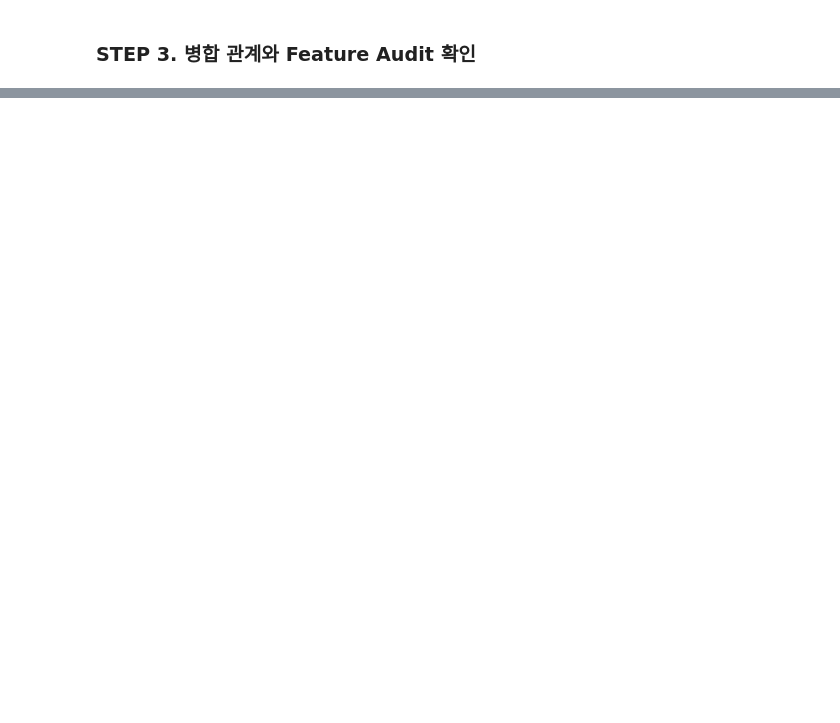
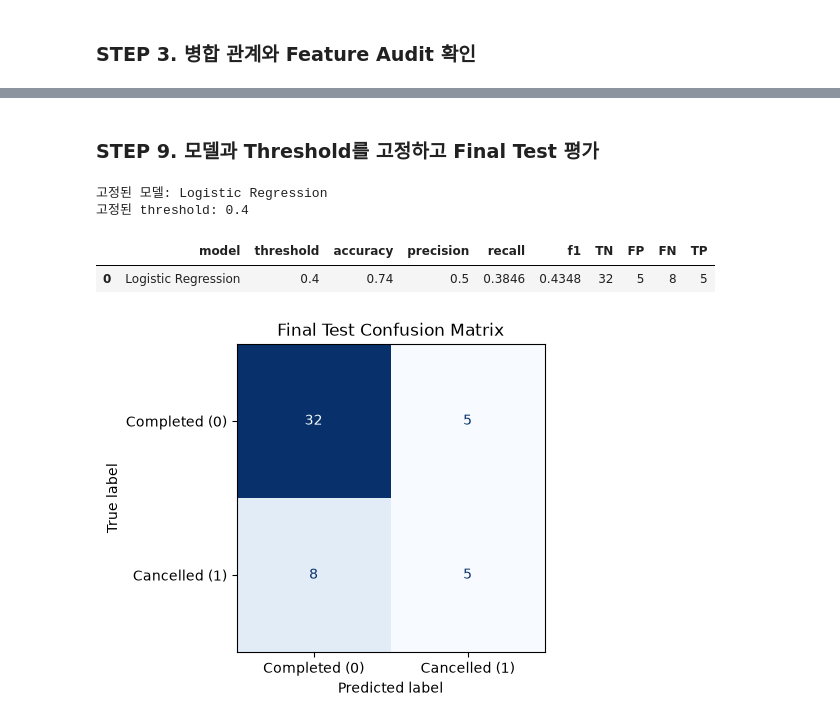
Before and after one commit to wjs0951467-wq/llm-data-analysis-study, a Jupyter notebook: notebooks/chapter10.ipynb, the cells around one changed output, grey strips where cells are left out. Saved outputs shown, nothing was run; the diff lists cells and outputs as text; code cells hidden in the pictures; blank space fills up the shorter version.

```diff
--- a/notebooks/chapter10.ipynb
+++ b/notebooks/chapter10.ipynb
@@ -236,0 +781,13 @@ print("사용 중인 Python:", sys.executable)
+# %%
+# Validation의 F1 → Recall → Precision 순서로 threshold를 선택한다.
+ranked_thresholds = validation_thresholds.sort_values(
+    by=["f1", "recall", "precision"],
+    ascending=[False, False, False],
+    kind="mergesort",
+)
+
+selected_threshold = float(ranked_thresholds.iloc[0]["threshold"])
+
+display(ranked_thresholds.round(4))
+print("고정할 모델:", selected_model_name)
+print("Validation에서 선택한 threshold:", selected_threshold)
@@ -236,0 +823,60 @@ print("사용 중인 Python:", sys.executable)
+# %% [markdown]
+### STEP 9. 모델과 Threshold를 고정하고 Final Test 평가
+# %%
+# Validation에서 끝낸 선택을 Final Test 전에 기록한다.
+frozen_model_name = selected_model_name
+frozen_threshold = selected_threshold
+
+print("고정된 모델:", frozen_model_name)
+print("고정된 threshold:", frozen_threshold)
+
+# 고정된 모델로 Test의 취소 확률을 구하고, 고정된 기준값을 적용한다.
+test_cancel_probability = selected_model.predict_proba(X_test)[:, 1]
+test_pred = (test_cancel_probability >= frozen_threshold).astype(int)
+
+# Test 성능과 혼동행렬을 한 번 계산한다.
+test_tn, test_fp, test_fn, test_tp = confusion_matrix(
+    y_test, test_pred, labels=[0, 1]
+).ravel()
+
+test_metrics = pd.DataFrame([{
+    "model": frozen_model_name,
+    "threshold": frozen_threshold,
+    "accuracy": accuracy_score(y_test, test_pred),
+    "precision": precision_score(y_test, test_pred, zero_division=0),
+    "recall": recall_score(y_test, test_pred, zero_division=0),
+    "f1": f1_score(y_test, test_pred, zero_division=0),
+    "TN": test_tn,
+    "FP": test_fp,
+    "FN": test_fn,
+    "TP": test_tp,
+}])
+
+display(test_metrics.round(4))
+# %% [output]
+고정된 모델: Logistic Regression
+고정된 threshold: 0.4
+|  | model | threshold | accuracy | precision | recall | f1 | TN | FP | FN | TP |
+| 0 | Logistic Regression | 0.4 | 0.74 | 0.5 | 0.3846 | 0.4348 | 32 | 5 | 8 | 5 |
+# %%
+import matplotlib.pyplot as plt
+from sklearn.metrics import ConfusionMatrixDisplay
+
+# 행은 실제 상태, 열은 예측 상태인 혼동행렬을 그린다.
+fig, ax = plt.subplots(figsize=(5, 4))
+
+ConfusionMatrixDisplay.from_predictions(
+    y_test,
+    test_pred,
+    labels=[0, 1],
+    display_labels=["Completed (0)", "Cancelled (1)"],
+    cmap="Blues",
+    values_format="d",
+    colorbar=False,
+    ax=ax,
+)
+
+ax.set_title("Final Test Confusion Matrix")
+plt.show()
+# %% [output]
+[figure, added]
```
Also changed, not shown: parts of 43 cells of this notebook, 1 other file.
